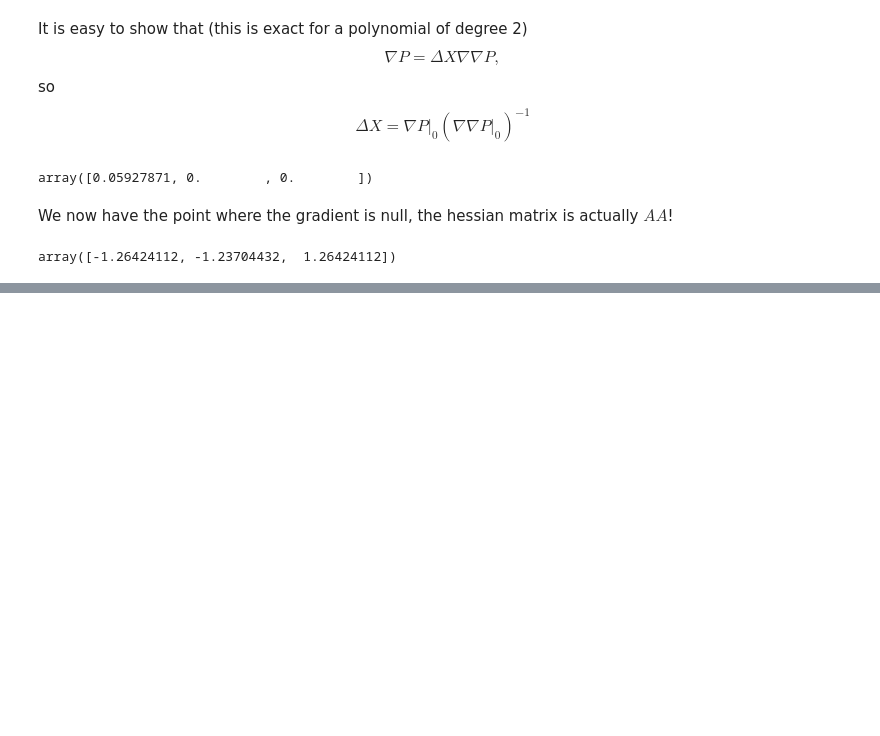
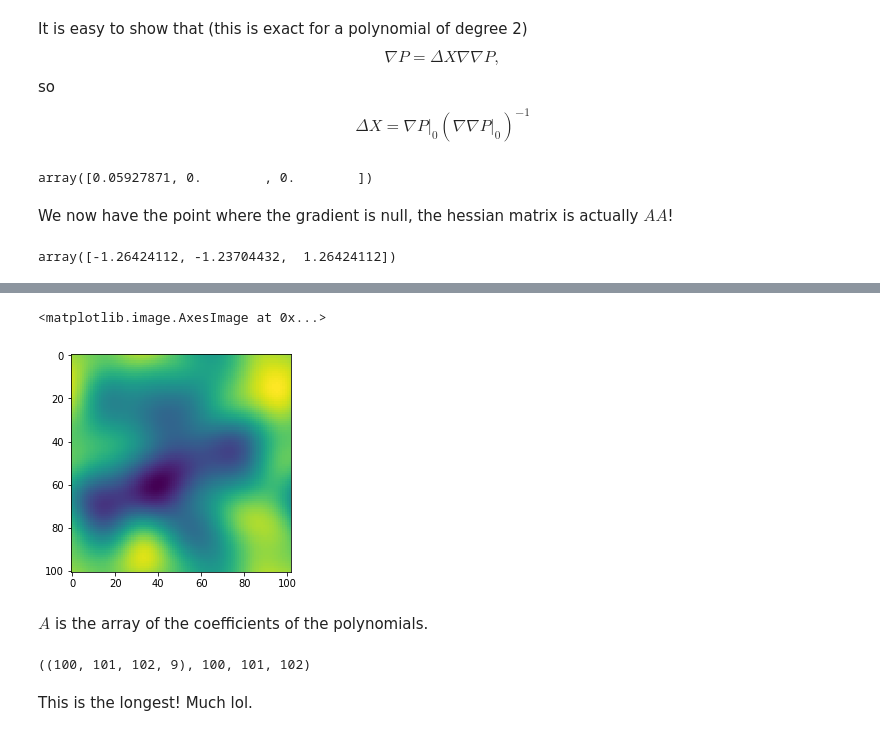
Before and after one commit to cphyc/py_extrema, a Jupyter notebook: extrema_explained.ipynb, the cells around one changed output, grey strips where cells are left out. Cells and saved outputs as stored; diff of their text form; code cells hidden in the pictures; blank space fills up the shorter version.

```diff
--- a/extrema_explained.ipynb
+++ b/extrema_explained.ipynb
@@ -198,0 +285,12 @@ array([-1.26424112, -1.23704432,  1.26424112])
+# %%
+np.random.seed(16091992)
+N = 50
+var = (N / 10)**2
+# data = np.fromfunction(lambda i, j, k: np.exp(-(i-N/2)**2/(2*var)) * np.exp(-(j-N/2)**2/(2*var)) * np.exp(-(k-N/2)**2/(2*var)), (N, N, N))
+data = gaussian_filter(np.random.rand(100, 101, 102), 10, mode='wrap')
+data -= data.max()
+# %%
+plt.imshow(data[1])
+# %% [output]
+<matplotlib.image.AxesImage at 0x...>
+[figure, added]
@@ -198,0 +301,2 @@ array([-1.26424112, -1.23704432,  1.26424112])
+# %% [markdown]
+$A$ is the array of the coefficients of the polynomials.
@@ -198,0 +305,4 @@ array([-1.26424112, -1.23704432,  1.26424112])
+# %%
+(A[..., AA_order.flatten()] * AA_factor[None, None, None, :]).shape, n, m, l
+# %% [output]
+((100, 101, 102, 9), 100, 101, 102)
@@ -198,0 +318,2 @@ array([-1.26424112, -1.23704432,  1.26424112])
+# %% [markdown]
+This is the longest! Much lol.
```
Also changed, not shown: parts of 31 cells of this notebook, 2 other files.
